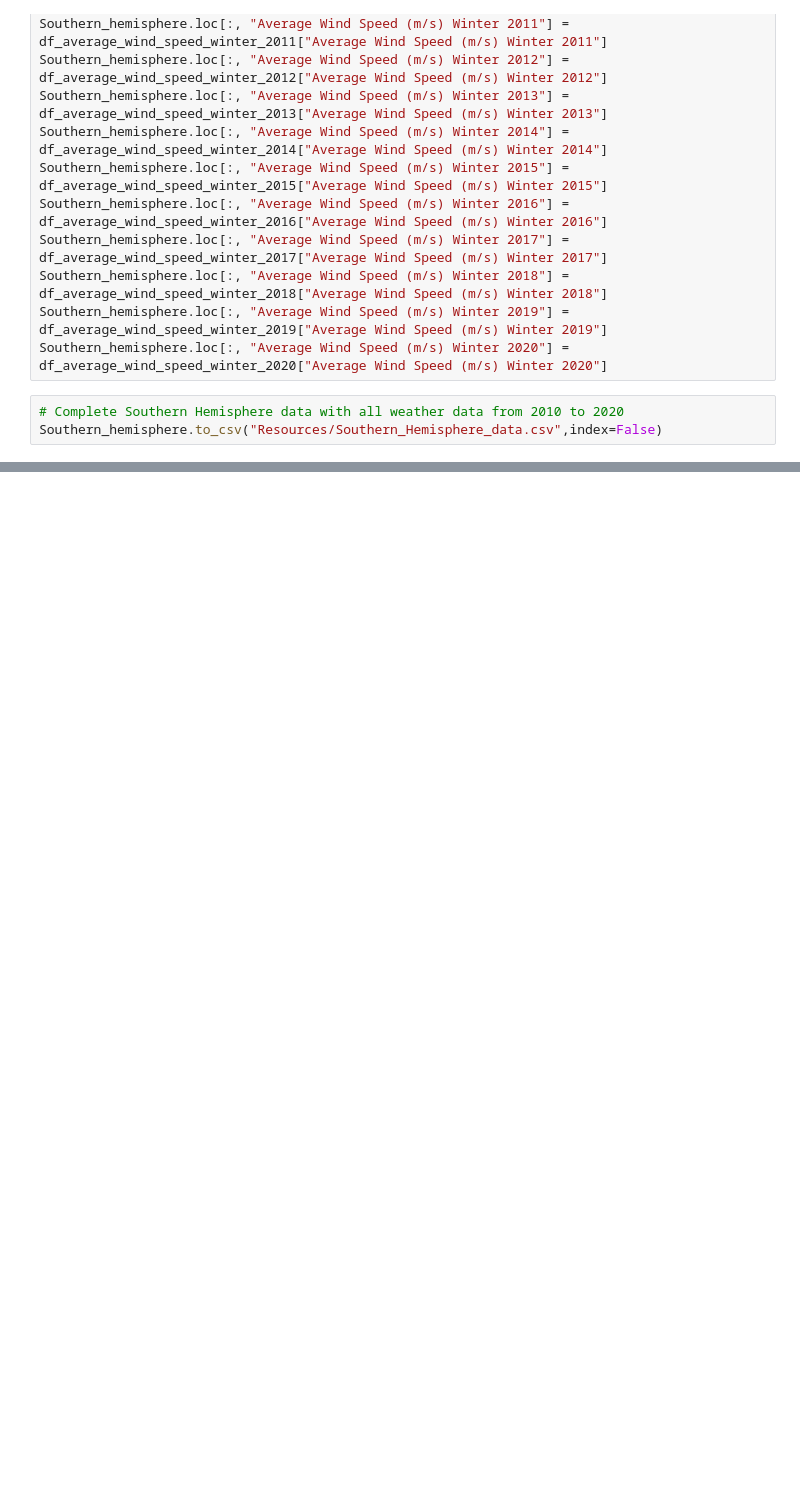
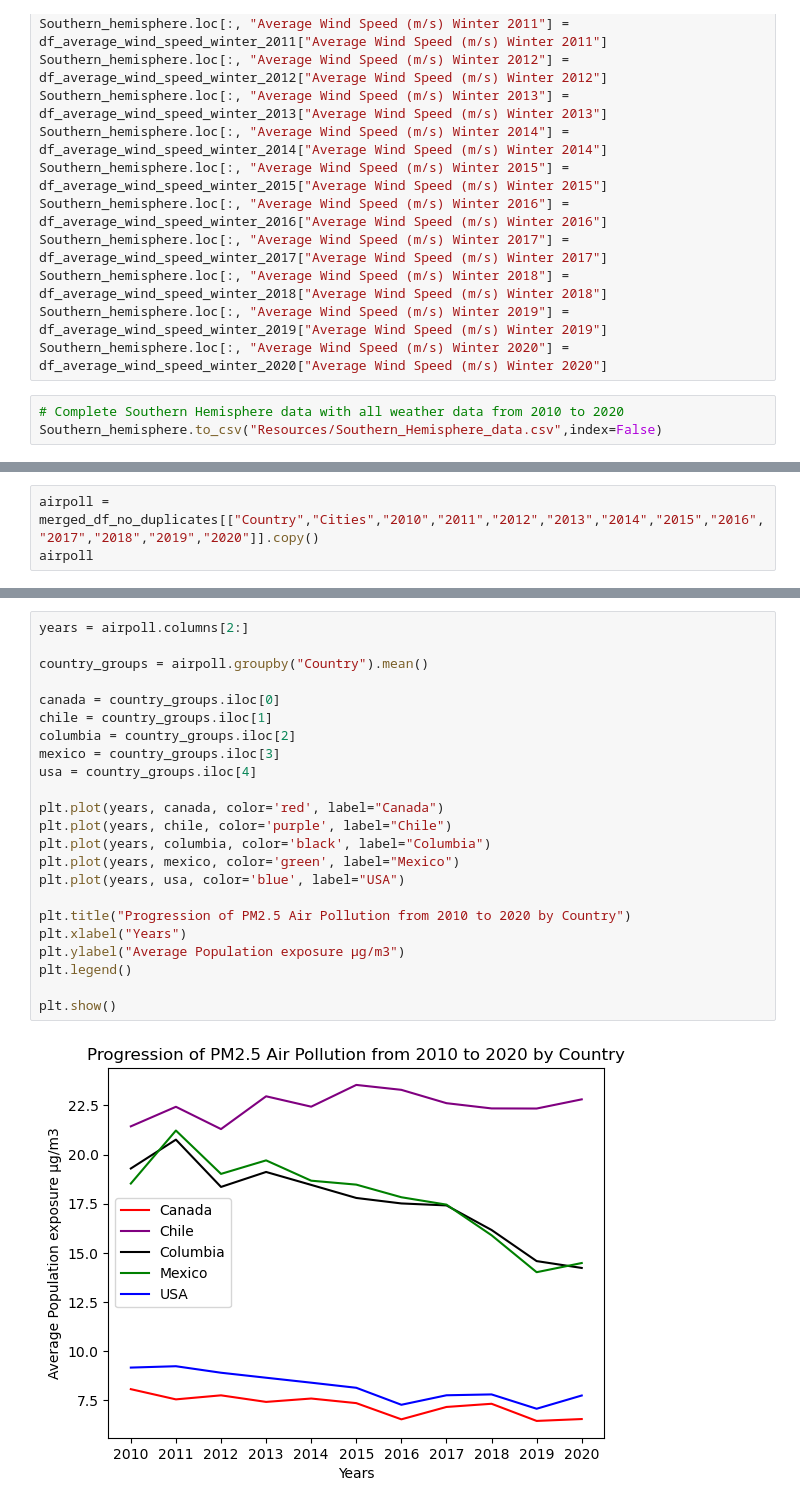
Before and after one commit to DiegoMartorell1620/Project1_Team7, a Jupyter notebook: Project 1 - Team 7.ipynb, the cells around one changed output, grey strips where cells are left out. Saved outputs shown, nothing was run; the diff lists cells and outputs as text; blank space fills up the shorter version.

```diff
--- a/Project 1 - Team 7.ipynb
+++ b/Project 1 - Team 7.ipynb
@@ -2459,0 +2481,3 @@ Southern_hemisphere.to_csv("Resources/Southern_Hemisphere_data.csv",index=False)
+# %%
+airpoll = merged_df_no_duplicates[["Country","Cities","2010","2011","2012","2013","2014","2015","2016","2017","2018","2019","2020"]].copy()
+airpoll
@@ -2459,0 +2507,25 @@ Southern_hemisphere.to_csv("Resources/Southern_Hemisphere_data.csv",index=False)
+# %%
+years = airpoll.columns[2:]
+
+country_groups = airpoll.groupby("Country").mean()
+
+canada = country_groups.iloc[0]
+chile = country_groups.iloc[1]
+columbia = country_groups.iloc[2]
+mexico = country_groups.iloc[3]
+usa = country_groups.iloc[4]
+
+plt.plot(years, canada, color='red', label="Canada")
+plt.plot(years, chile, color='purple', label="Chile")
+plt.plot(years, columbia, color='black', label="Columbia")
+plt.plot(years, mexico, color='green', label="Mexico")
+plt.plot(years, usa, color='blue', label="USA")
+
+plt.title("Progression of PM2.5 Air Pollution from 2010 to 2020 by Country")
+plt.xlabel("Years")
+plt.ylabel("Average Population exposure µg/m3")
+plt.legend()
+
+plt.show()
+# %% [output]
+[figure, added]
```
Also changed, not shown: parts of 10 cells of this notebook.
